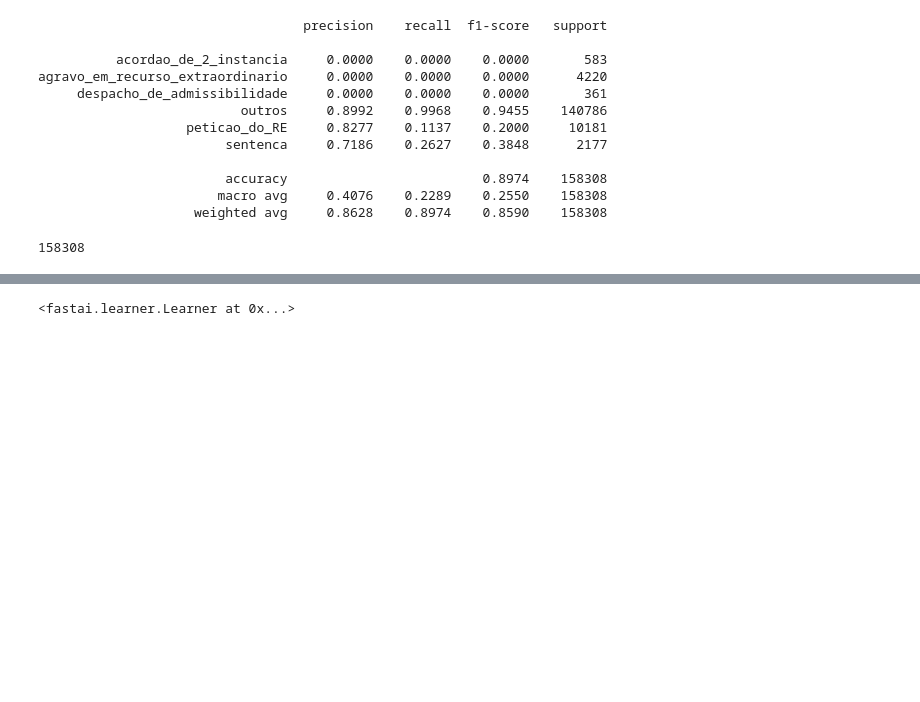
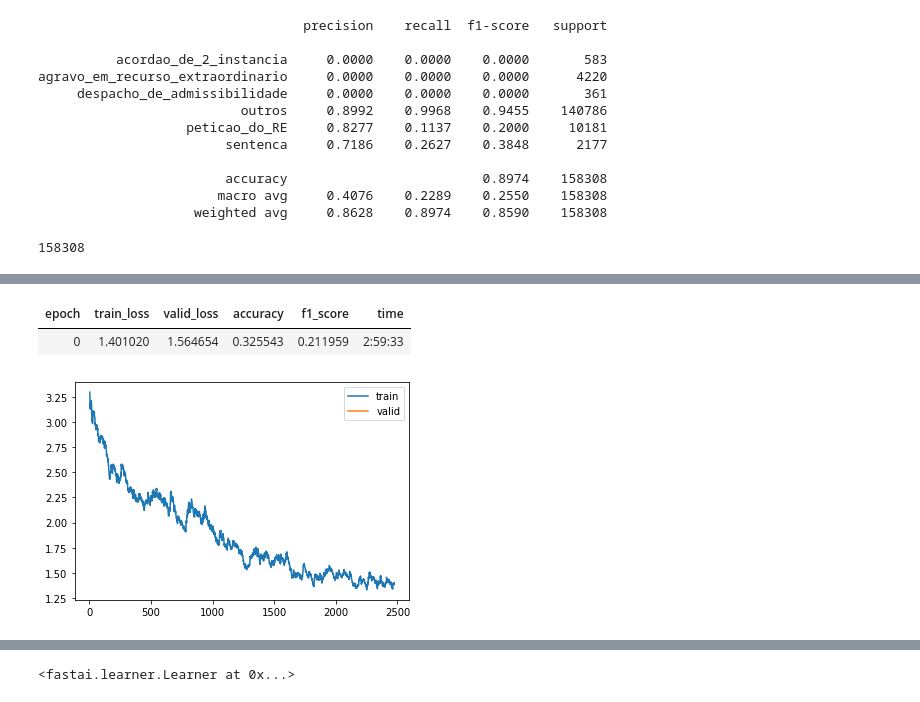
Before and after one commit to peluz/victor-visual-text, a Jupyter notebook: img_training.ipynb, the cells around one changed output, grey strips where cells are left out. Cells and saved outputs as stored; diff of their text form; code cells hidden in the pictures; blank space fills up the shorter version.

```diff
--- a/img_training.ipynb
+++ b/img_training.ipynb
@@ -213,5 +240,12 @@ learn.lr_find()
 # %%
-learn.fit_one_cycle(1, 2e-2)
+learn.fit_one_cycle(1, 2e-4)
+# %% [output]
+| epoch | train_loss | valid_loss | accuracy | f1_score | time |
+| 0 | 1.401020 | 1.564654 | 0.325543 | 0.211959 | 2:59:33 |
+# %%
+learn.recorder.plot_loss()
+# %% [output]
+[figure, added]
 # %%
 learn.save("resnet50-fine-tuned-1E-224_class_weights")
 # %% [output]
```
Also changed, not shown: parts of 24 cells of this notebook.
